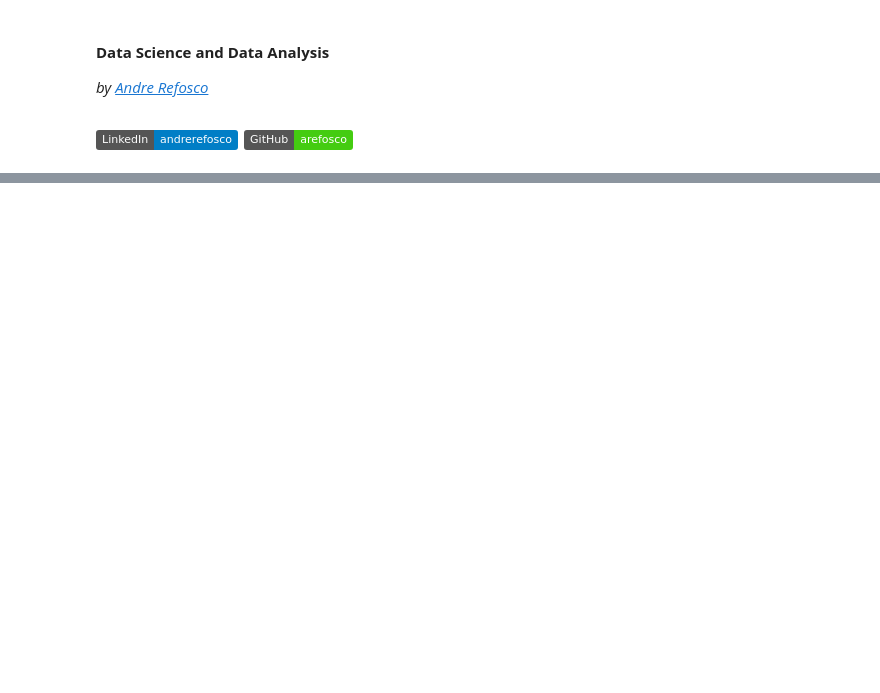
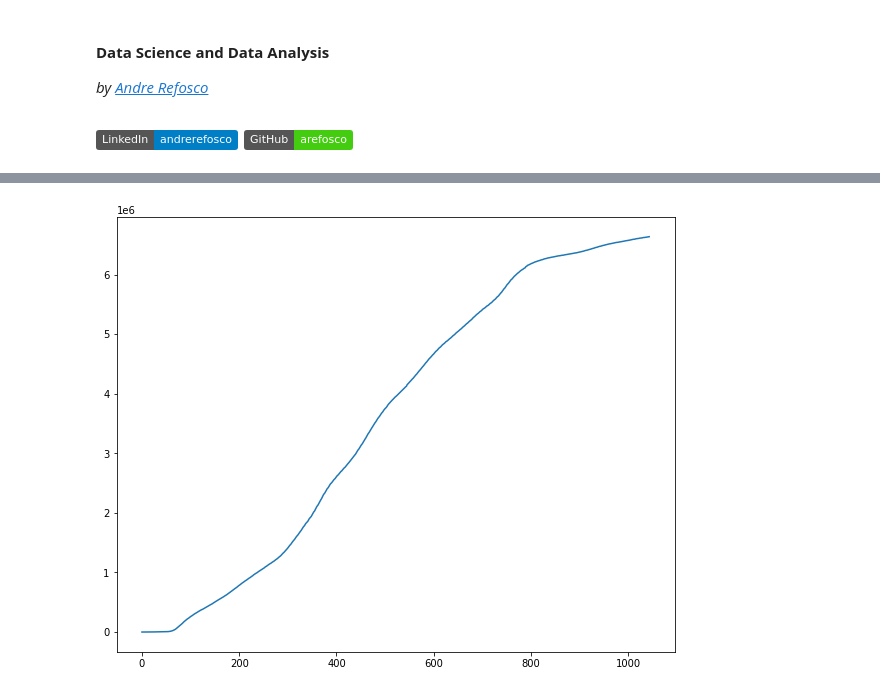
Before and after one commit to arefosco/panorama-covid-19-brasil, a Jupyter notebook: Projeto_Panorama_do_COVID_19_no_Brasil.ipynb, the cells around one changed output, grey strips where cells are left out. Cells and saved outputs as stored; diff of their text form; code cells hidden in the pictures; badges without logos; blank space fills up the shorter version.

```diff
--- a/Projeto_Panorama_do_COVID_19_no_Brasil.ipynb
+++ b/Projeto_Panorama_do_COVID_19_no_Brasil.ipynb
@@ -96,0 +580,5 @@ Vamos......
+# %%
+# gráfico de linha para mortes no mundo
+df1.loc[df1.location == "World", "total_deaths"].reset_index(drop=True).plot(figsize=(10,8));
+# %% [output]
+[figure, added]
```
Also changed, not shown: parts of 63 cells of this notebook.
